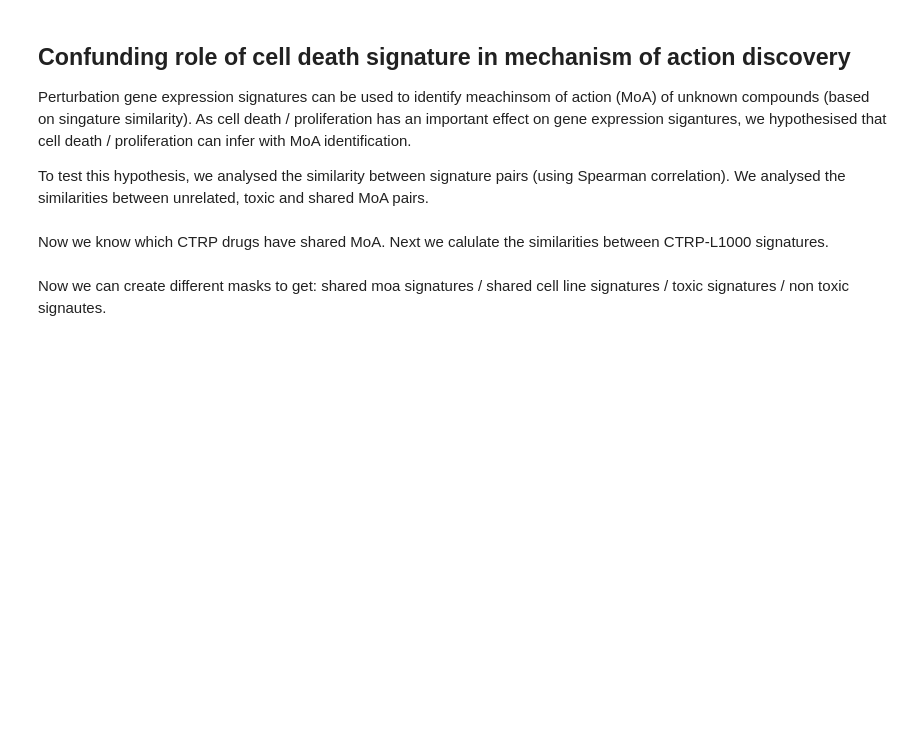
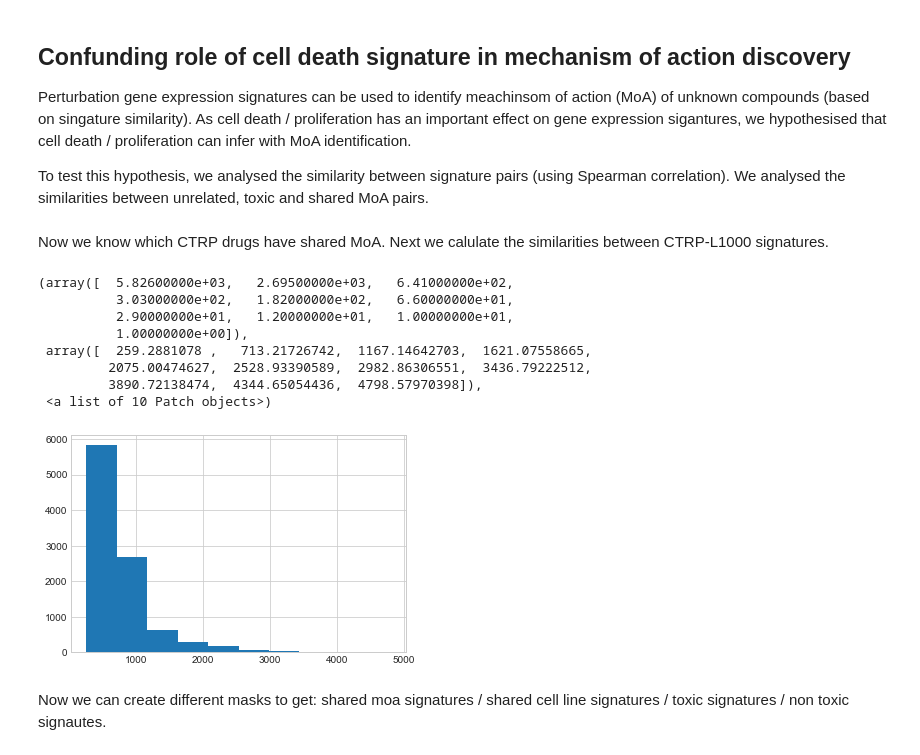
Before and after one commit to bence-szalai/Cell-death-signatures, a Jupyter notebook: code/cell_death_4_moa.ipynb, the cells around one changed output. Drawn from its saved outputs; the diff is of its cells as text; code cells hidden in the pictures; blank space fills up the shorter version.

```diff
--- a/code/cell_death_4_moa.ipynb
+++ b/code/cell_death_4_moa.ipynb
@@ -77,6 +80,18 @@ for cpd in moa.index:
 shared_moa.to_csv('../results/moa/shared_moa_ctrp.csv',sep=',')
 # %% [markdown]
 Now we know which CTRP drugs have shared MoA. Next we calulate the similarities between CTRP-L1000 signatures.
+# %%
+plt.hist(np.sum(np.abs(signatures),1))
+# %% [output]
+(array([  5.82600000e+03,   2.69500000e+03,   6.41000000e+02,
+          3.03000000e+02,   1.82000000e+02,   6.60000000e+01,
+          2.90000000e+01,   1.20000000e+01,   1.00000000e+01,
+          1.00000000e+00]),
+ array([  259.2881078 ,   713.21726742,  1167.14642703,  1621.07558665,
+         2075.00474627,  2528.93390589,  2982.86306551,  3436.79222512,
+         3890.72138474,  4344.65054436,  4798.57970398]),
+ <a list of 10 Patch objects>)
+[figure, added]
 # %%
 sig_info=pd.read_table('../results/CTRP/sig_info_merged_lm.csv',
                       sep=',',header=0,index_col=[0])
```
Also changed, not shown: parts of 59 cells of this notebook, 2 other files.
